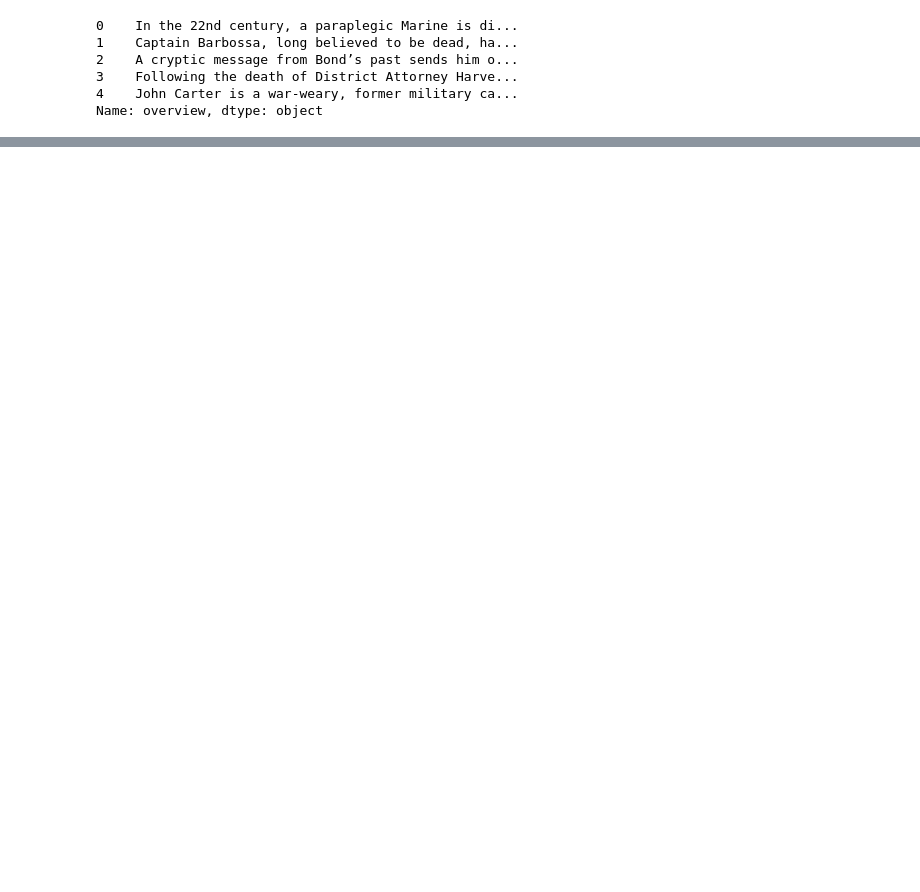
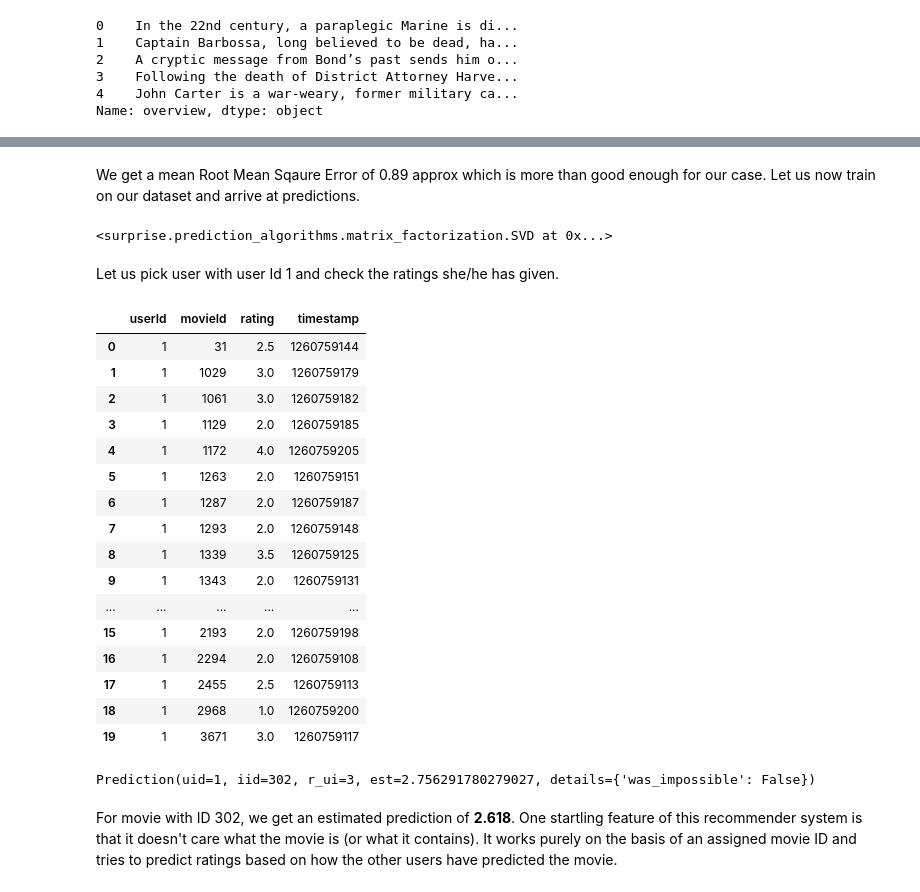
Before and after one commit to Abdus8Samad/MovieRecommendationSys, a Jupyter notebook: model.ipynb, the cells around one changed output, grey strips where cells are left out. Drawn from its saved outputs; the diff is of its cells as text; code cells hidden in the pictures; blank space fills up the shorter version.

```diff
--- a/model.ipynb
+++ b/model.ipynb
@@ -97,0 +461,5 @@ tfidf_matrix.shape
+# %%
+from surprise import Reader, Dataset, SVD, evaluate
+reader = Reader()
+ratings = pd.read_csv('../input/the-movies-dataset/ratings_small.csv')
+ratings.head()
@@ -97,0 +505,35 @@ tfidf_matrix.shape
+# %% [markdown]
+We get a mean Root Mean Sqaure Error of 0.89 approx which is more than good enough for our case. Let us now train on our dataset and arrive at predictions.
+# %%
+trainset = data.build_full_trainset()
+svd.fit(trainset)
+# %% [output]
+<surprise.prediction_algorithms.matrix_factorization.SVD at 0x...>
+# %% [markdown]
+Let us pick user with user Id 1  and check the ratings she/he has given.
+# %%
+ratings[ratings['userId'] == 1]
+# %% [output]
+|  | userId | movieId | rating | timestamp |
+| 0 | 1 | 31 | 2.5 | 1260759144 |
+| 1 | 1 | 1029 | 3.0 | 1260759179 |
+| 2 | 1 | 1061 | 3.0 | 1260759182 |
+| 3 | 1 | 1129 | 2.0 | 1260759185 |
+| 4 | 1 | 1172 | 4.0 | 1260759205 |
+| 5 | 1 | 1263 | 2.0 | 1260759151 |
+| 6 | 1 | 1287 | 2.0 | 1260759187 |
+| 7 | 1 | 1293 | 2.0 | 1260759148 |
+| 8 | 1 | 1339 | 3.5 | 1260759125 |
+| 9 | 1 | 1343 | 2.0 | 1260759131 |
+| ... | ... | ... | ... | ... |
+| 15 | 1 | 2193 | 2.0 | 1260759198 |
+| 16 | 1 | 2294 | 2.0 | 1260759108 |
+| 17 | 1 | 2455 | 2.5 | 1260759113 |
+| 18 | 1 | 2968 | 1.0 | 1260759200 |
+| 19 | 1 | 3671 | 3.0 | 1260759117 |
+# %%
+svd.predict(1, 302, 3)
+# %% [output]
+Prediction(uid=1, iid=302, r_ui=3, est=2.756291780279027, details={'was_impossible': False})
+# %% [markdown]
+For movie with ID 302, we get an estimated prediction of **2.618**. One startling feature of this recommender system is that it doesn't care what the movie is (or what it contains). It works purely on the basis of an assigned movie ID and tries to predict ratings based on how the other users have predicted the movie.
```
Also changed, not shown: parts of 62 cells of this notebook.
